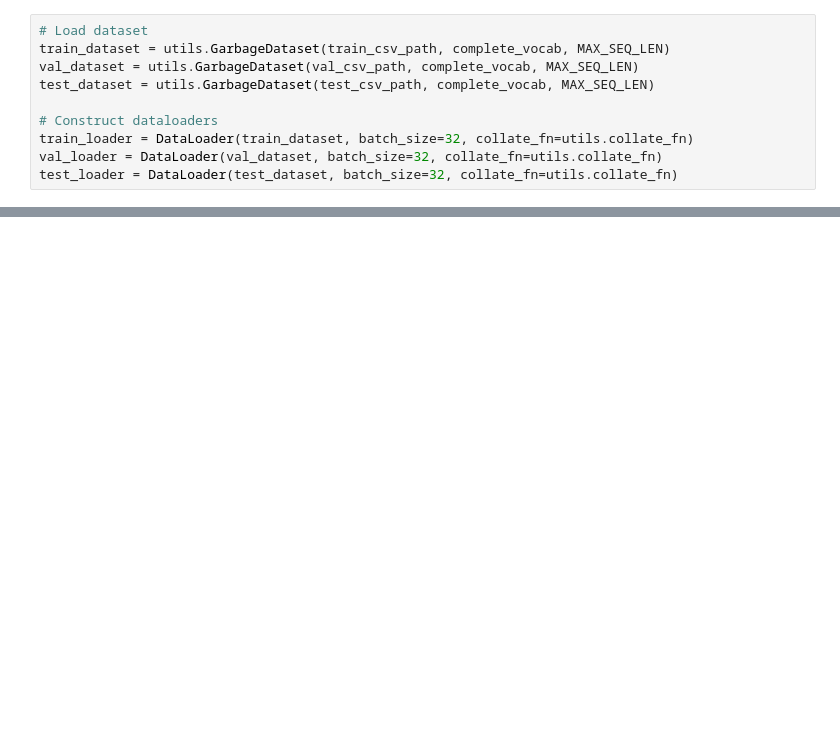
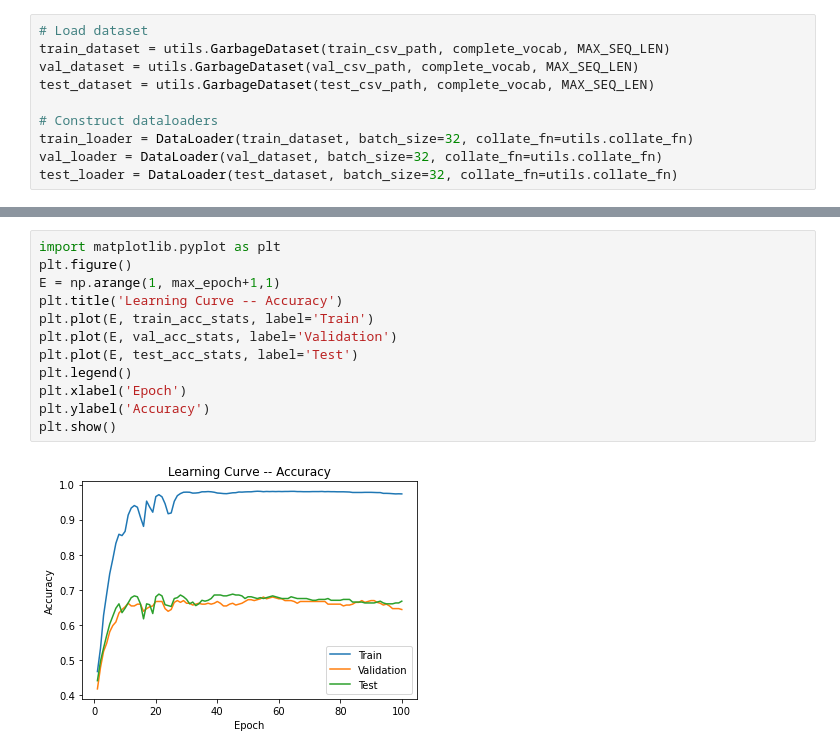
Before and after one commit to bzhangj13zzz/cs5242_project, a Jupyter notebook: naive_mlp.ipynb, the cells around one changed output, grey strips where cells are left out. Saved outputs shown, nothing was run; the diff lists cells and outputs as text; blank space fills up the shorter version.

```diff
--- a/naive_mlp.ipynb
+++ b/naive_mlp.ipynb
@@ -129,0 +166,14 @@ eval(test_loader, mlp)
+# %%
+import matplotlib.pyplot as plt
+plt.figure()
+E = np.arange(1, max_epoch+1,1)
+plt.title('Learning Curve -- Accuracy')
+plt.plot(E, train_acc_stats, label='Train')
+plt.plot(E, val_acc_stats, label='Validation')
+plt.plot(E, test_acc_stats, label='Test')
+plt.legend()
+plt.xlabel('Epoch')
+plt.ylabel('Accuracy')
+plt.show()
+# %% [output]
+[figure, added]
```
Also changed, not shown: parts of 7 cells of this notebook, 1 other file.
